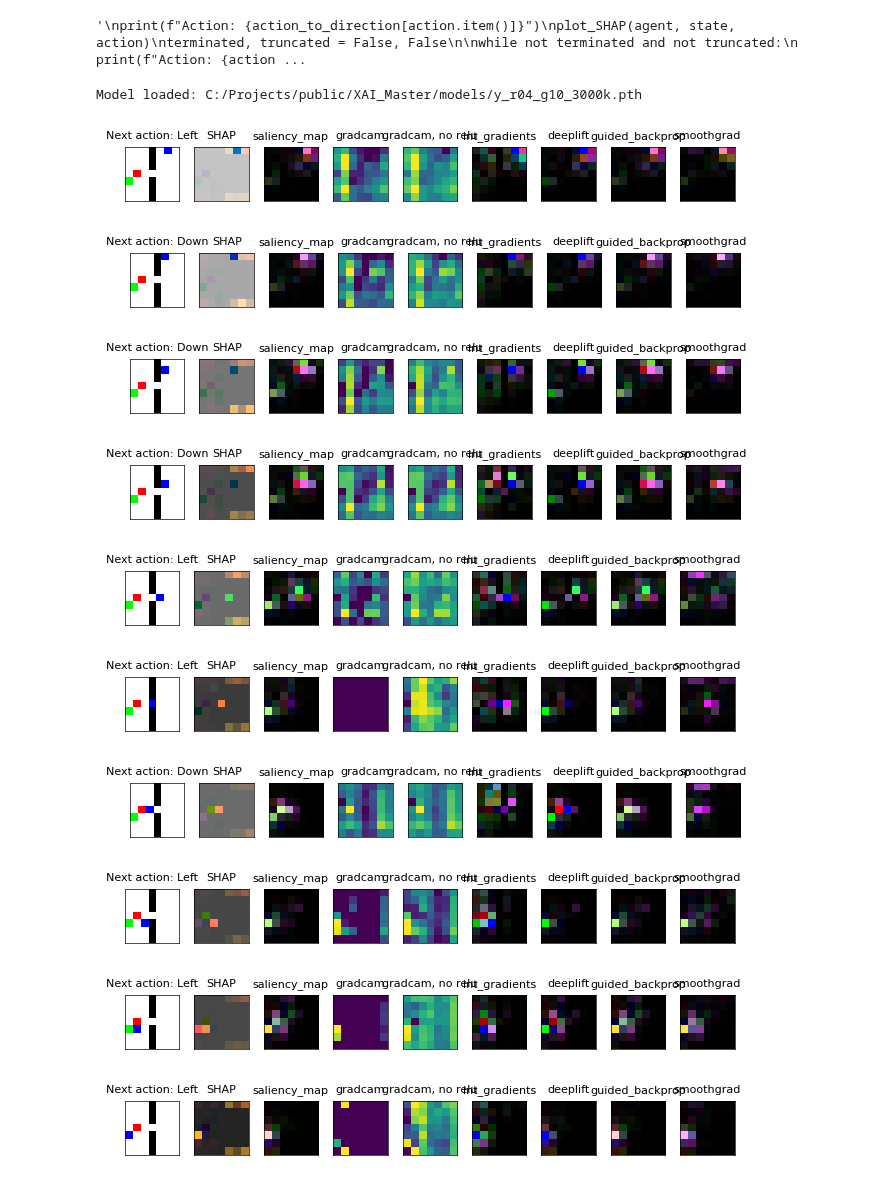
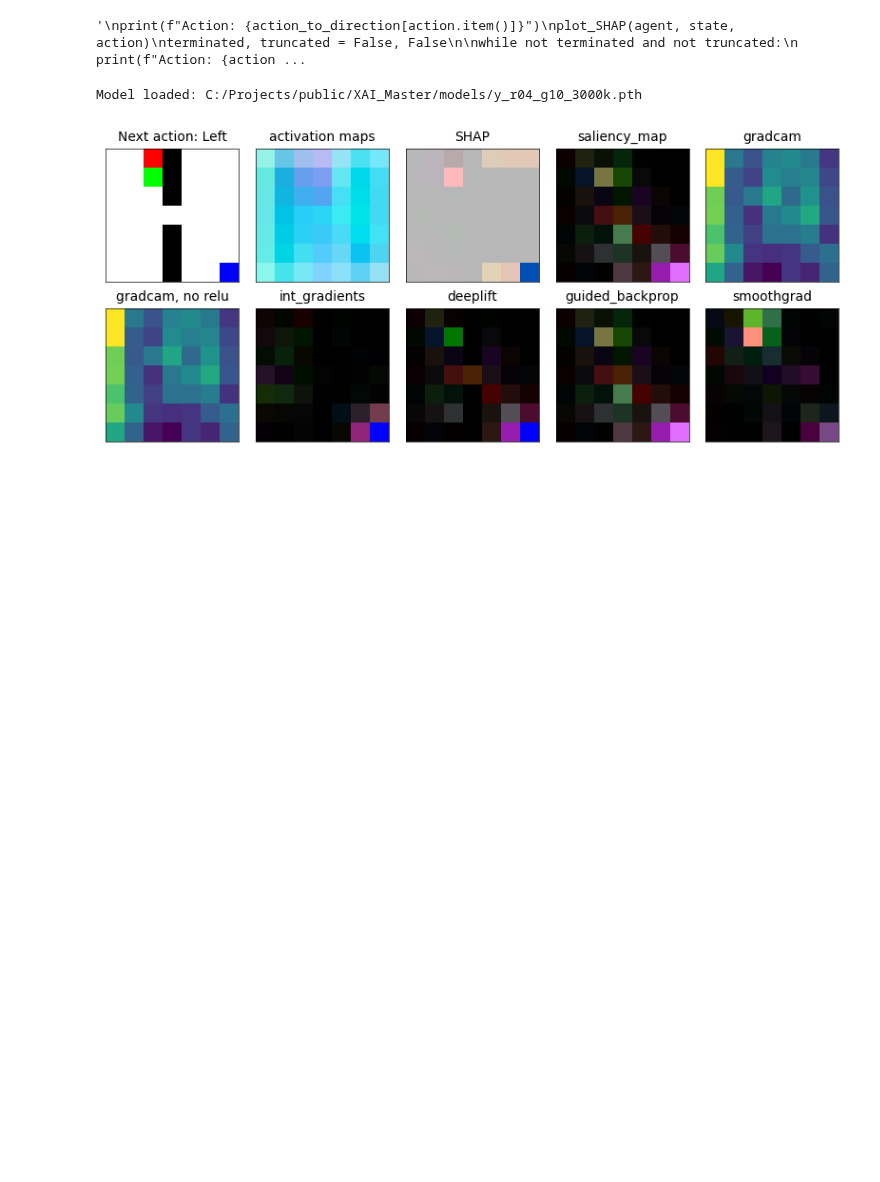
Before and after one commit to gunhamn/public, a Jupyter notebook: XAI_Master/xaiMethods.ipynb, the cells around one changed output. Drawn from its saved outputs; the diff is of its cells as text; code cells hidden in the pictures; blank space fills up the shorter version.

```diff
--- a/XAI_Master/xaiMethods.ipynb
+++ b/XAI_Master/xaiMethods.ipynb
@@ -380,7 +425,7 @@ def plot_gradcam(agent, state_init, modelName):
         h.remove()
 # %%
 # An episode of only gradcam
-observation, _ = env.reset()
+#observation, _ = env.reset()
 
 modelName = "y_r10_g01_3000k.pth"
 agent.load_model_weights(f"C:/Projects/public/XAI_Master/models/{modelName}")
@@ -434,7 +485,7 @@ def plot_SHAP(agent, state, action, backgroundData=backgroundData, batch_size =
 modelName = "y_r10_g01_3000k.pth"
 agent.load_model_weights(f"C:/Projects/public/XAI_Master/models/{modelName}")
 
-observation, _ = env.reset()
+#observation, _ = env.reset()
 state = torch.tensor(observation, dtype=torch.float32, device=agent.device).unsqueeze(0)
 action = agent.policy_net(state).max(1)[1].view(1, 1)
 
@@ -654,6 +759,9 @@ class QValueWrapper(torch.nn.Module):
         return q_values[:, self.action_index].unsqueeze(1)
 
 def plot_deeplift_map(agent, state, action, reduceDim=True, plot=True):
+
+
+    warnings.filterwarnings("ignore", category=UserWarning, message=".*Setting forward, backward hooks and attributes on non-linear activations.*")
     # Clone original image for display
     original_img = state[0].clone().detach().permute(2, 1, 0).cpu().numpy()
 
@@ -672,7 +780,10 @@ def plot_deeplift_map(agent, state, action, reduceDim=True, plot=True):
     baseline = torch.zeros_like(state)
 
     # Compute attributions
-    attributions = deeplift.attribute(state, baselines=baseline)
+    # Temporarily suppress all UserWarnings (includes Captum's)
+    with warnings.catch_warnings():
+        warnings.simplefilter("ignore", category=UserWarning)
+        attributions = deeplift.attribute(state, baselines=baseline)
 
     # Process attributions
     attribution = attributions.squeeze().cpu().abs()
@@ -835,9 +946,10 @@ def plot_saliency_map(agent, state, action, reduceDim=True, plot=True):
         plt.show()
     return saliency_map
 # %%
-def plotXaiMaps(agent, state, action, plot=True):
+def plotXaiMaps(agent, state, action, plot=True, plotsPerRow=5):
     plotDict = {
     f"Next action: {action_to_direction[action.item()]}": state[0].clone().detach().permute(2, 1, 0).cpu().numpy(),
+    "activation maps": get_normalized_activation_maps(agent, state, plot=False),
     "SHAP": plot_SHAP(agent, state, action, reduceDim=False, plot=False),
     "saliency_map": plot_saliency_map(agent, state, action, reduceDim=False, plot=False),
     "gradcam": plot_gradcam(agent, state, action, relu=True, plot=False),
@@ -848,10 +960,14 @@ def plotXaiMaps(agent, state, action, plot=True):
     "smoothgrad": plot_smoothgrad(agent, state, action, reduceDim=False, plot=False)
     }
     if plot:
+        rows = (len(plotDict) + plotsPerRow - 1) // plotsPerRow  # Calculate rows
+        cols = plotsPerRow
+        plt.figure(figsize=(cols * 2, rows * 2))  # adjust the 2 to your preferred scale
+
         for i, (key, value) in enumerate(plotDict.items()):
-            ax = plt.subplot(1, len(plotDict), i+1)
+            ax = plt.subplot(rows, cols, i + 1)
             ax.imshow(value, cmap='viridis')
-            ax.set_title(f"{key}", fontsize=8)
+            ax.set_title(f"{key}", fontsize=10)
 
             # Remove ticks and numbers
             ax.set_xticks([])
@@ -864,43 +980,35 @@ def plotXaiMaps(agent, state, action, plot=True):
                 spine.set_edgecolor('black')
                 spine.set_linewidth(0.5)
 
-        plt.tight_layout()
+        #plt.tight_layout(pad=0, h_pad=0, w_pad=0.5, rect=[0, 0, 1, 1])
+        plt.subplots_adjust(wspace=0.1, hspace=0.2)
         plt.show()
 
     return plotDict
 # %%
 # An episode of all xai maps
 modelName = "y_r04_g10_3000k.pth"
 agent.load_model_weights(f"C:/Projects/public/XAI_Master/models/{modelName}")
 
-observation, _ = env.reset()
+#observation, _ = env.reset()
 state = torch.tensor(observation, dtype=torch.float32, device=agent.device).unsqueeze(0)
 action = agent.policy_net(state).max(1)[1].view(1, 1)
-
+"""
 terminated, truncated = False, False
 while not terminated and not truncated:
     with torch.no_grad():
         action = agent.policy_net(state).max(1)[1].view(1, 1)
 
     plotXaiMaps(agent, state, action)
 
     next_state, reward, terminated, truncated, _ = env.step(action.item())
     state = torch.tensor(next_state, dtype=torch.float32, device=agent.device).unsqueeze(0)
     state.requires_grad_()  # Enable gradients for saliency map
-
+"""
 plotDict = plotXaiMaps(agent, state, action)
 # %% [output]
 Model loaded: C:/Projects/public/XAI_Master/models/y_r04_g10_3000k.pth
-[figure, old version]
+[figure, new version]
-[figure, removed]
-[figure, removed]
-[figure, removed]
-[figure, removed]
-[figure, removed]
-[figure, removed]
-[figure, removed]
-[figure, removed]
-[figure, removed]
 # %%
 modelName = "y_r04_g10_3000k.pth"
 agent.load_model_weights(f"C:/Projects/public/XAI_Master/models/{modelName}")
```
Also changed, not shown: parts of 8 cells of this notebook, 3 other files.
